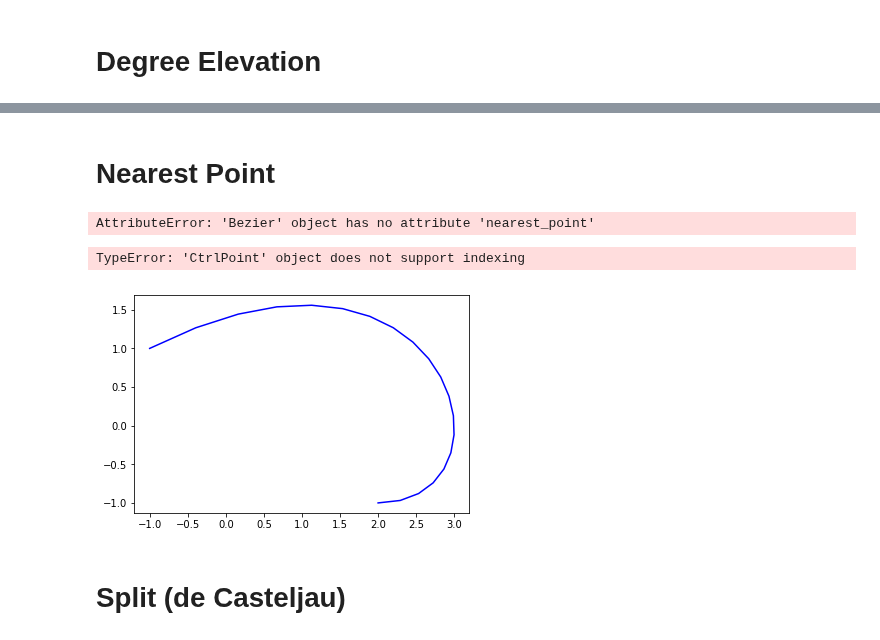
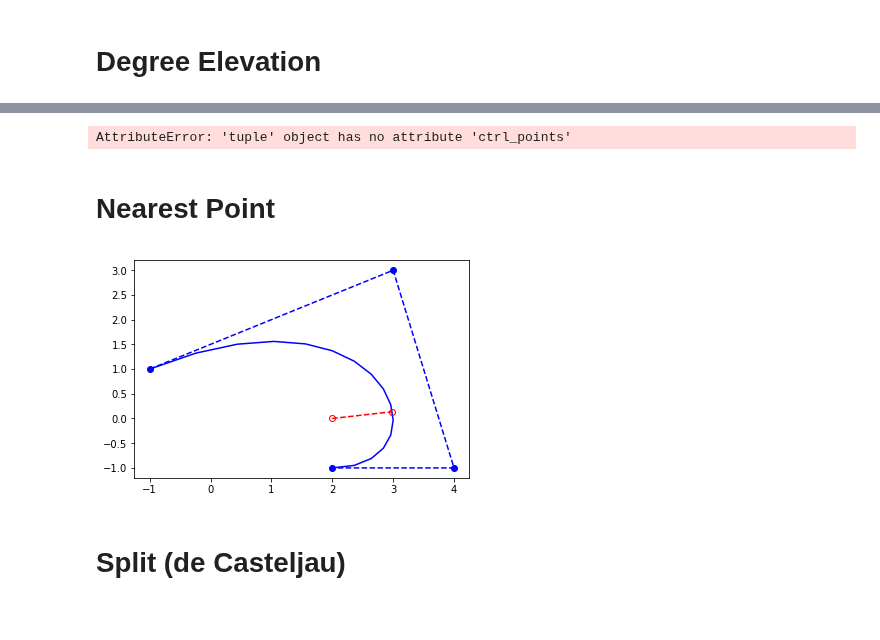
Before and after one commit to willblatt/bezier, a Jupyter notebook: beziers.ipynb, the cells around one changed output, grey strips where cells are left out. Drawn from its saved outputs; the diff is of its cells as text; code cells hidden in the pictures.

Commit message:
Update Bezier definition

```diff
--- a/beziers.ipynb
+++ b/beziers.ipynb
@@ -37,19 +40,27 @@ plt.show()
+# %%
+for t in np.linspace(0.0, 1.0, 30):
+    q = b.split(t)
+    print(q.ctrl_points[0])
+    print(b.curvature(t))
+# %% [output]
+AttributeError: 'tuple' object has no attribute 'ctrl_points'
 # %% [markdown]
 # Nearest Point
 # %%
-p = (4, 2.5)
-tn = b.nearest_point(p)
+p = (2, 0)
+tn = b.nearest(p)
-# %% [output]
-AttributeError: 'Bezier' object has no attribute 'nearest_point'
-# %%
-plt.plot([b.point(t)[0] for t in t_vals], [b.point(t)[1] for t in t_vals], 'b-')
-plt.plot([c[0] for c in b], [c[1] for c in b], 'b--.')
-plt.plot([b.point(tn)[0], p[0]], [b.point(tn)[1], p[1]], 'r--o')
-plt.axes().set_aspect('equal', 'datalim')
-plt.show()
-# %% [output]
-TypeError: 'CtrlPoint' object does not support indexing
-[figure, removed]
+# %%
+b_points = np.array([b.point(t) for t in linspace(0.0, 1.0, 16)])
+b_ctrl_points = np.array([p.point for p in b.ctrl_points])
+nearest_point = b.point(tn)
+# %%
+plt.plot(b_ctrl_points[:,0], b_ctrl_points[:,1], 'b--o')
+plt.plot(b_points[:,0], b_points[:,1], 'b-')
+plt.plot([p[0], nearest_point[0]], [p[1], nearest_point[1]], 'r--o', mfc='none')
+
+plt.show()
+# %% [output]
+[figure, added]
 # %% [markdown]
 # Split (de Casteljau)
 # %%
```
Also changed, not shown: parts of 5 cells of this notebook, 2 other files.
